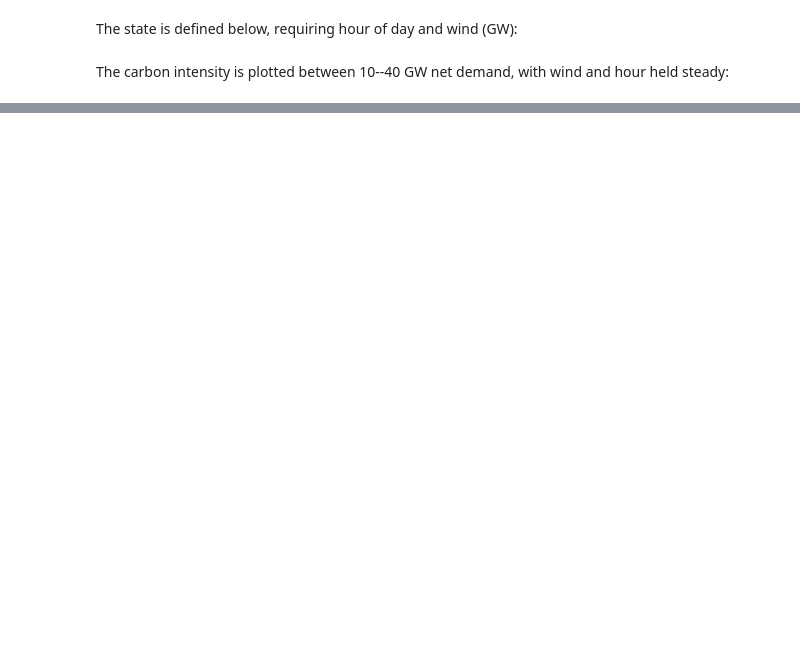
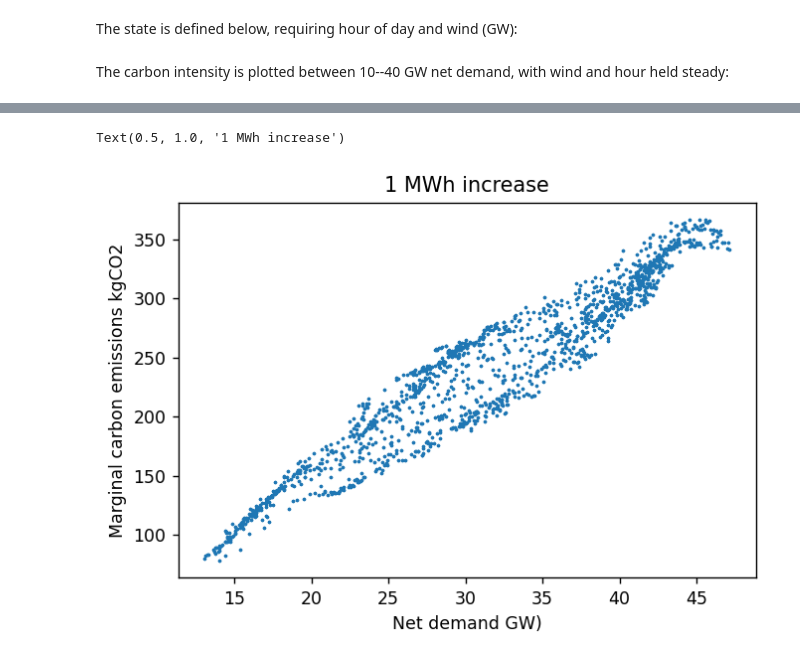
Before and after one commit to pwdemars/marginal_carbon_intensity, a Jupyter notebook: gams.ipynb, the cells around one changed output, grey strips where cells are left out. Cells and saved outputs as stored; diff of their text form; code cells hidden in the pictures; blank space fills up the shorter version.

```diff
--- a/gams.ipynb
+++ b/gams.ipynb
@@ -319,0 +320,10 @@ df['marginal_carbon_intensity'] = all_marginals
+# %%
+fig, ax = plt.subplots(dpi=125)
+
+ax.scatter(df_jan.net_demand, df_jan.marginal_carbon_emissions_kgCO2_per_MWh, s=1)
+ax.set_xlabel("Net demand GW)")
+ax.set_ylabel("Marginal carbon emissions kgCO2")
+ax.set_title("1 MWh increase")
+# %% [output]
+Text(0.5, 1.0, '1 MWh increase')
+[figure, added]
```
Also changed, not shown: parts of 21 cells of this notebook, 2 other files.
